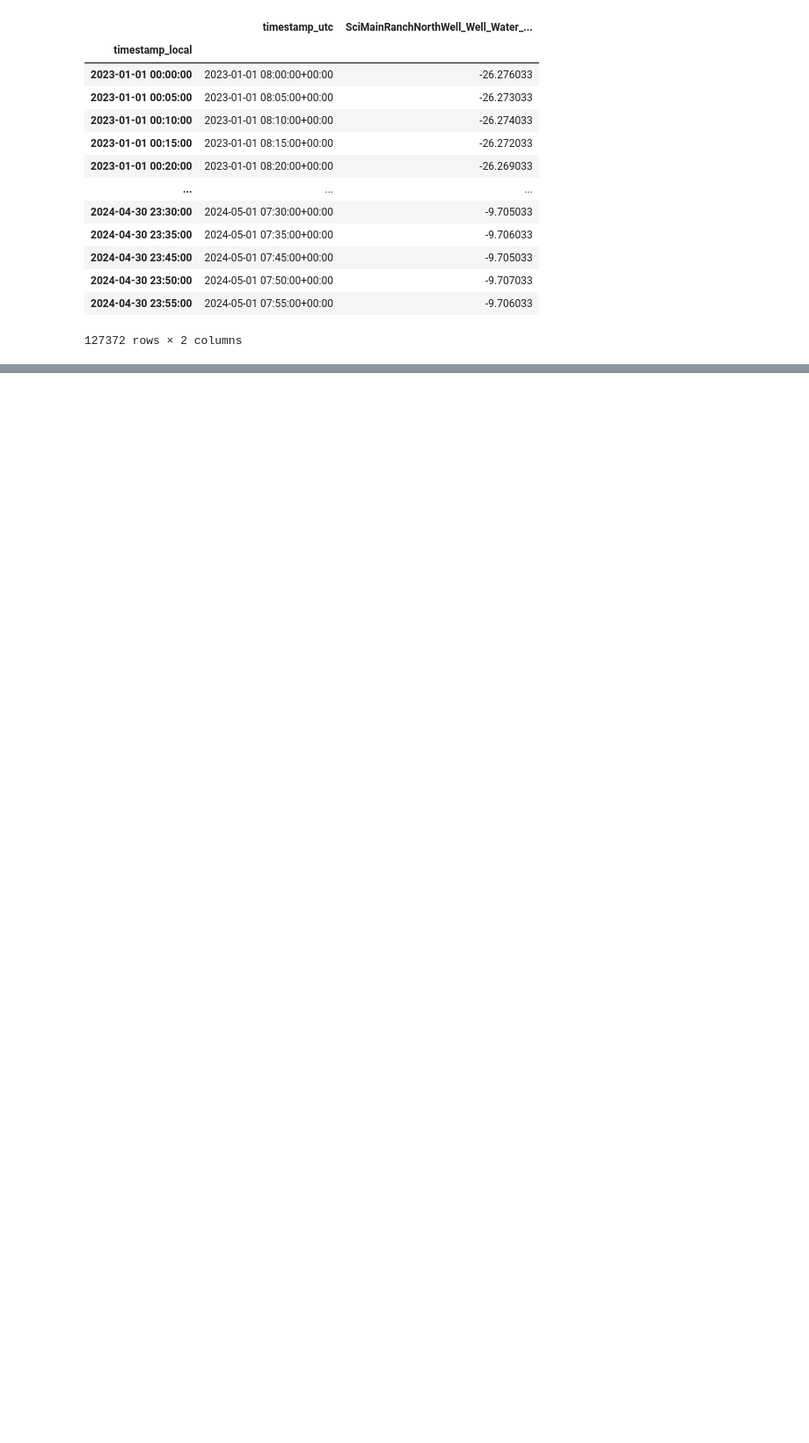
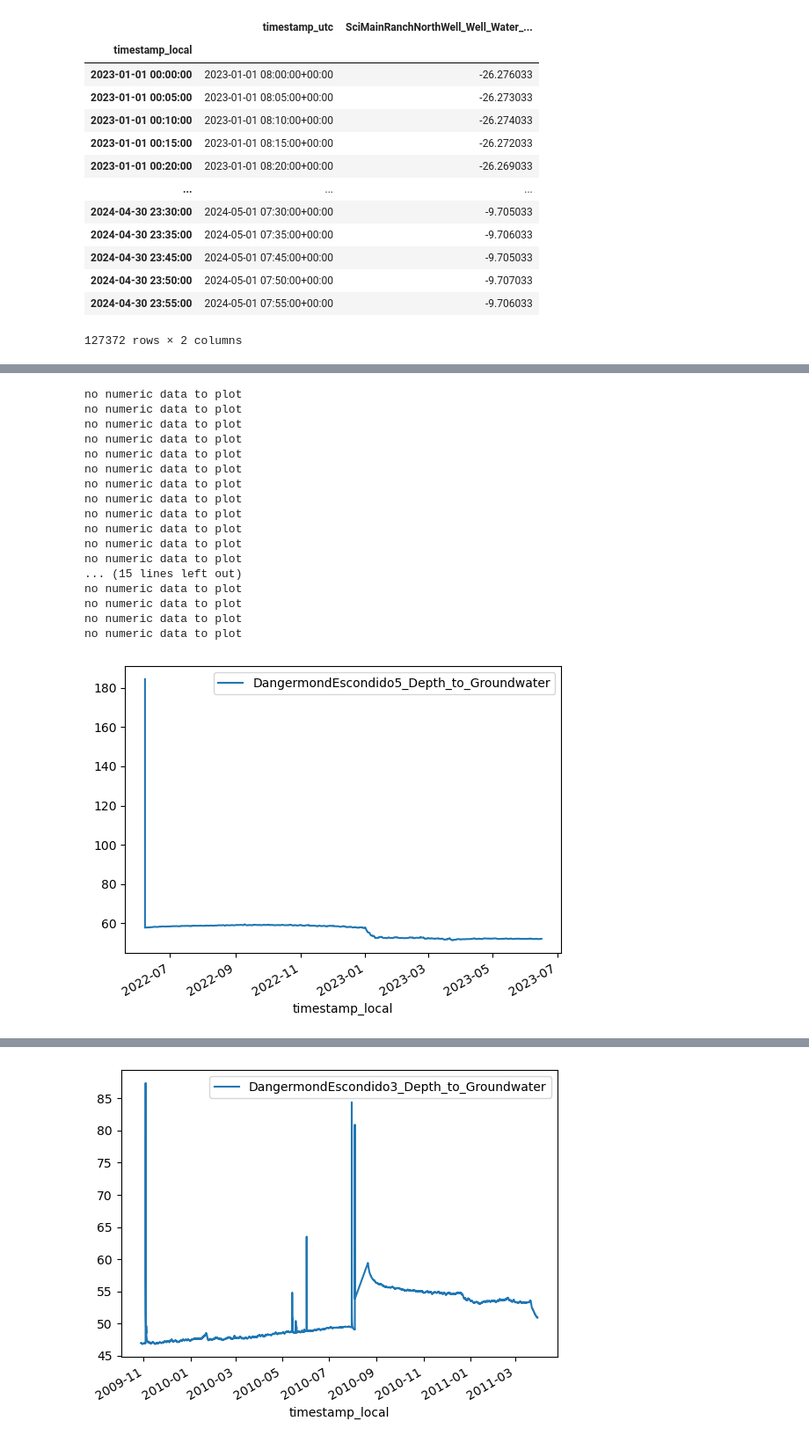
Before and after one commit to LynkerIntel/TNC_dangermond, a Jupyter notebook: station_data/dendra_query.ipynb, the cells around one changed output, grey strips where cells are left out. Shown at 88% size. Drawn from its saved outputs; the diff is of its cells as text; code cells hidden in the pictures; blank space fills up the shorter version.

Commit message:
plot initial groundwell data

```diff
--- a/station_data/dendra_query.ipynb
+++ b/station_data/dendra_query.ipynb
@@ -77,3 +80,15 @@ res
 | 2024-04-30 23:50:00 | 2024-05-01 07:50:00+00:00 | -9.707033 |
 | 2024-04-30 23:55:00 | 2024-05-01 07:55:00+00:00 | -9.706033 |
 127372 rows × 2 columns
+# %%
+all_datastreams = {}
+
+for id in measurement_list:
+    print(f"making request for: {id}")
+    res = Dendra.get_datapoints(
+        begins_at="1980-01-01T00:00:00",
+        datastream_id=id,
+        ends_before="2024-05-01T00:00:00",
+        name="other",
+    )
+    all_datastreams[id] = res
@@ -79,0 +113,26 @@ res
+# %%
+for df in all_datastreams.values():
+    try:
+        df.drop(columns="timestamp_utc").plot()
+    except Exception as e:
+        print(e)
+        continue
+# %% [output]
+no numeric data to plot
+no numeric data to plot
+no numeric data to plot
+no numeric data to plot
+no numeric data to plot
+no numeric data to plot
+no numeric data to plot
+no numeric data to plot
+no numeric data to plot
+no numeric data to plot
+no numeric data to plot
+no numeric data to plot
+... (15 lines left out)
+no numeric data to plot
+no numeric data to plot
+no numeric data to plot
+no numeric data to plot
+[figure, added]
@@ -79,0 +140 @@ res
+[figure, added]
```
Also changed, not shown: parts of 6 cells of this notebook.
